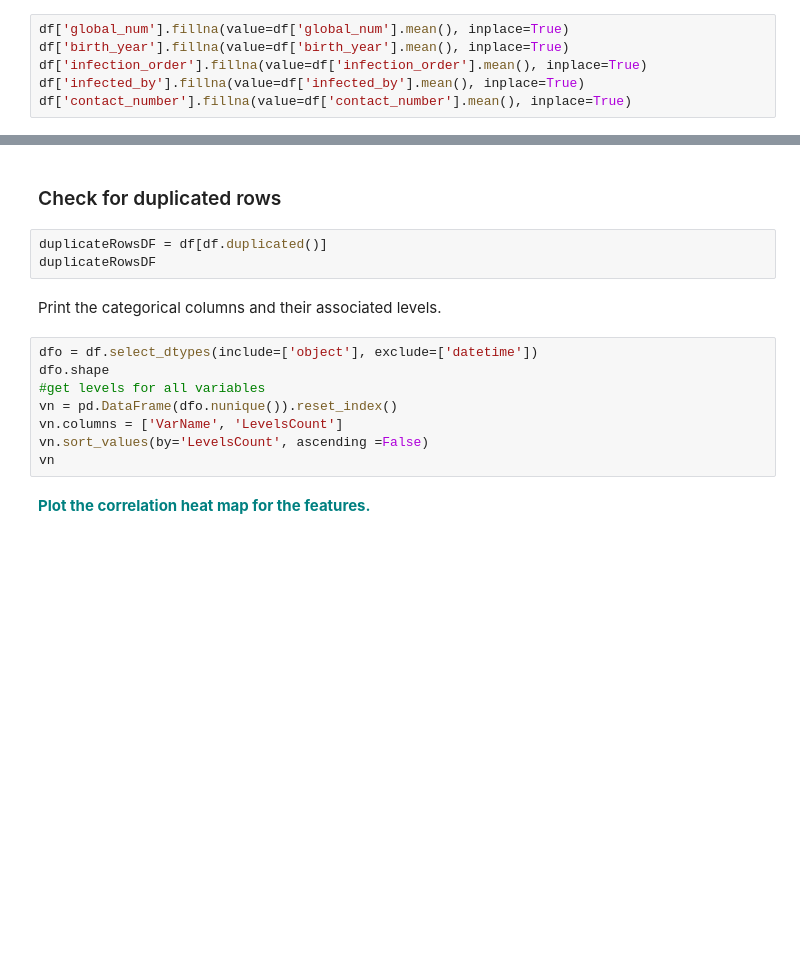
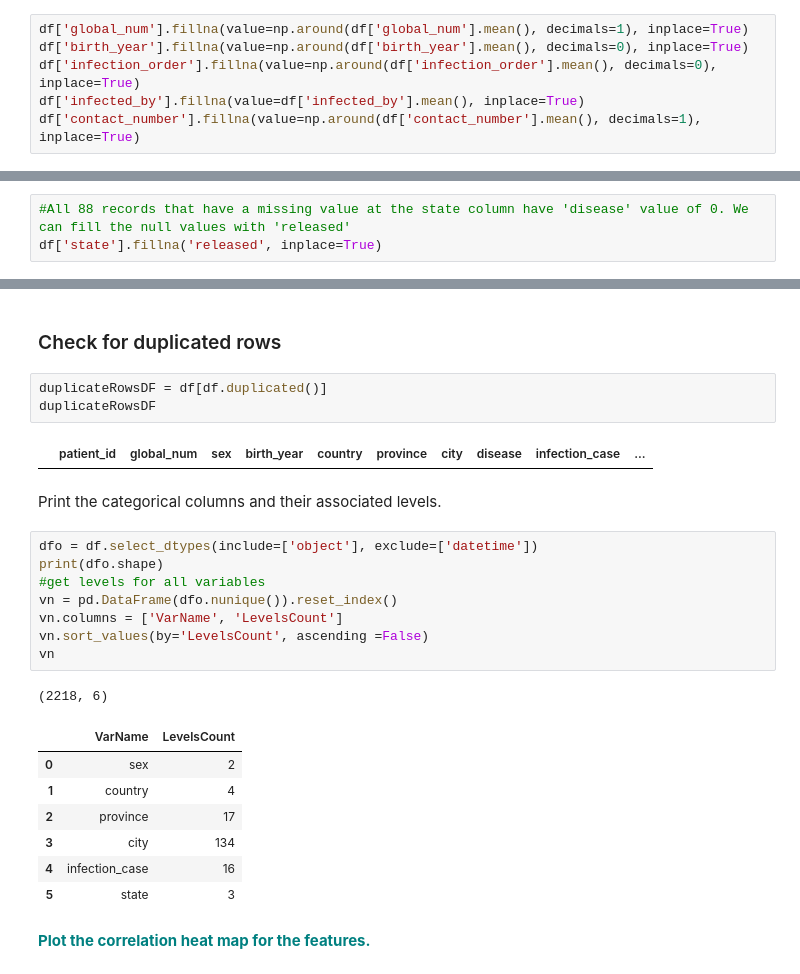
Before and after one commit to dqminhv/RandomForest_casestudy_covid19, a Jupyter notebook: RandomForest_casestudy_covid19.ipynb, the cells around one changed output, grey strips where cells are left out. Saved outputs shown, nothing was run; the diff lists cells and outputs as text; blank space fills up the shorter version.

```diff
--- a/RandomForest_casestudy_covid19.ipynb
+++ b/RandomForest_casestudy_covid19.ipynb
@@ -162,11 +162,11 @@ df.replace({"disease": {True:1}}, inplace=True)
 # %% [markdown]
  **<font color='teal'> Fill null values in the following columns with their mean: 'global_number','birth_year','infection_order','infected_by'and 'contact_number'</font>**
 # %%
-df['global_num'].fillna(value=df['global_num'].mean(), inplace=True)
-df['birth_year'].fillna(value=df['birth_year'].mean(), inplace=True)
-df['infection_order'].fillna(value=df['infection_order'].mean(), inplace=True)
+df['global_num'].fillna(value=np.around(df['global_num'].mean(), decimals=1), inplace=True)
+df['birth_year'].fillna(value=np.around(df['birth_year'].mean(), decimals=0), inplace=True)
+df['infection_order'].fillna(value=np.around(df['infection_order'].mean(), decimals=0), inplace=True)
 df['infected_by'].fillna(value=df['infected_by'].mean(), inplace=True)
-df['contact_number'].fillna(value=df['contact_number'].mean(), inplace=True)
+df['contact_number'].fillna(value=np.around(df['contact_number'].mean(), decimals=1), inplace=True)
 # %%
 df.isnull().sum()
 # %% [output]
@@ -215,0 +217,3 @@ array(['released', 'isolated', 'deceased', nan], dtype=object)
+# %%
+#All 88 records that have a missing value at the state column have 'disease' value of 0. We can fill the null values with 'released'
+df['state'].fillna('released', inplace=True)
@@ -267,15 +315,26 @@ df.describe().T
 # %%
 duplicateRowsDF = df[df.duplicated()]
 duplicateRowsDF
+# %% [output]
+|  | patient_id | global_num | sex | birth_year | country | province | city | disease | infection_case | ... |
 # %% [markdown]
 Print the categorical columns and their associated levels.
 # %%
 dfo = df.select_dtypes(include=['object'], exclude=['datetime'])
-dfo.shape
+print(dfo.shape)
 #get levels for all variables
 vn = pd.DataFrame(dfo.nunique()).reset_index()
 vn.columns = ['VarName', 'LevelsCount']
 vn.sort_values(by='LevelsCount', ascending =False)
 vn
+# %% [output]
+(2218, 6)
+|  | VarName | LevelsCount |
+| 0 | sex | 2 |
+| 1 | country | 4 |
+| 2 | province | 17 |
+| 3 | city | 134 |
+| 4 | infection_case | 16 |
+| 5 | state | 3 |
 # %% [markdown]
 **<font color='teal'> Plot the correlation heat map for the features.</font>**
```
Also changed, not shown: parts of 12 cells of this notebook.
